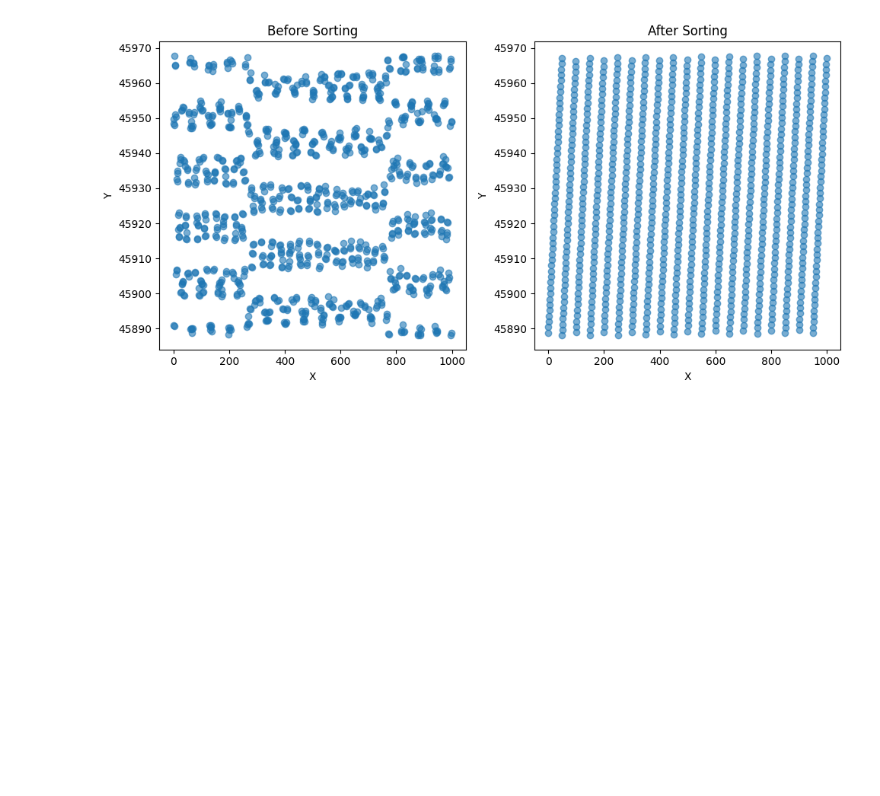
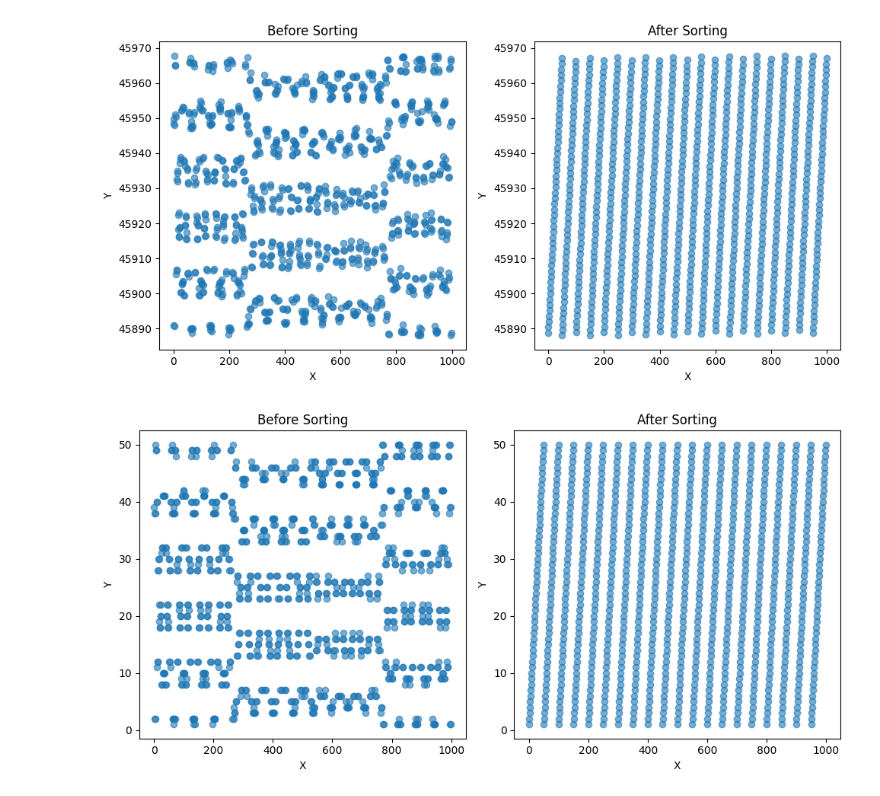
Before and after one commit to qqgjyx/MATH-Group, a Jupyter notebook: main.ipynb, the cells around one changed output. Drawn from its saved outputs; the diff is of its cells as text; code cells hidden in the pictures; blank space fills up the shorter version.

```diff
--- a/main.ipynb
+++ b/main.ipynb
@@ -25,14 +22,21 @@ image_data = []
 acquisition_times = []
 image_positions = []
 
+acquisition_numbers =[]
+instance_numbers = []
+
 for file in dicom_files:
     file_path = os.path.join(folder_path, file)
     ds = pydicom.dcmread(file_path)
 
     # Preprocess the image as necessary. This is just a placeholder for any actual preprocessing you need to do.
     # For example: image = preprocess(ds.pixel_array)
+    # image_data.append(equalize_adapthist(gaussian(ds.pixel_array, sigma=1)))
     image_data.append(ds.pixel_array)
 
     # Extract acquisition time; note that you'll need to adjust 'AcquisitionTime' based on your DICOM files' metadata structure
     acquisition_times.append(time_to_seconds(ds.AcquisitionTime))
     image_positions.append(ds.ImagePositionPatient)
+
+    acquisition_numbers.append(ds.AcquisitionNumber)
+    instance_numbers.append(ds.InstanceNumber)
@@ -47,15 +61,20 @@ acquisition_times = np.array(acquisition_times)
 # acquisition_time = [np.random.rand() for _ in range(1000)]  # Each a random float
 
 # Step 1: Combine the lists into a single list of tuples
-combined = list(zip(image_data, image_positions, acquisition_times))
+combined = list(zip(image_data, image_positions, acquisition_times, acquisition_numbers, instance_numbers))
 
+# combined.sort(key=lambda x: x[-1])
+
+combined.sort(key=lambda x: x[2])
 # Step 2: Sort the combined list by the image_position (assuming it's the second element of the tuple)
 combined.sort(key=lambda x: x[1][1])  # Adjust the lambda function if sorting criteria are different
 
 # Step 3: Separate the combined list back into three lists
-image_data_sorted, image_position_sorted, acquisition_time_sorted = zip(*combined)
+image_data_sorted, image_position_sorted, acquisition_time_sorted, acquisition_numbers_sorted, instance_numbers_sorted = zip(*combined)
 
 # If you need the results to be in list format instead of tuples (especially for the image data), you can convert them
 image_data_sorted = list(image_data_sorted)
 image_position_sorted = list(image_position_sorted)
 acquisition_time_sorted = list(acquisition_time_sorted)
+acquisition_numbers_sorted = list(acquisition_numbers_sorted)
+instance_numbers_sorted = list(instance_numbers_sorted)
@@ -147,3 +148,34 @@ plt.tight_layout()
 plt.show()
 # %% [output]
 [figure]
+# %%
+a = []
+for i in range(len(image_data_sorted)):
+    a.append(i)
+
+a = np.asarray(a)
+# Assuming image_position and image_position_sorted are your original and sorted position lists respectively
+
+# Convert lists to numpy arrays for easier slicing
+original_positions = np.array(acquisition_numbers)
+sorted_positions = np.array(acquisition_numbers_sorted)
+
+# Before sorting
+plt.figure(figsize=(10, 5))
+plt.subplot(1, 2, 1)  # 1 row, 2 columns, 1st subplot
+plt.scatter(a[:], original_positions[:], alpha=0.6)
+plt.title('Before Sorting')
+plt.xlabel('X')
+plt.ylabel('Y')
+
+# After sorting
+plt.subplot(1, 2, 2)  # 1 row, 2 columns, 2nd subplot
+plt.scatter(a[:], sorted_positions[:], alpha=0.6)
+plt.title('After Sorting')
+plt.xlabel('X')
+plt.ylabel('Y')
+
+plt.tight_layout()
+plt.show()
+# %% [output]
+[figure, added]
```
Also changed, not shown: parts of 13 cells of this notebook.
